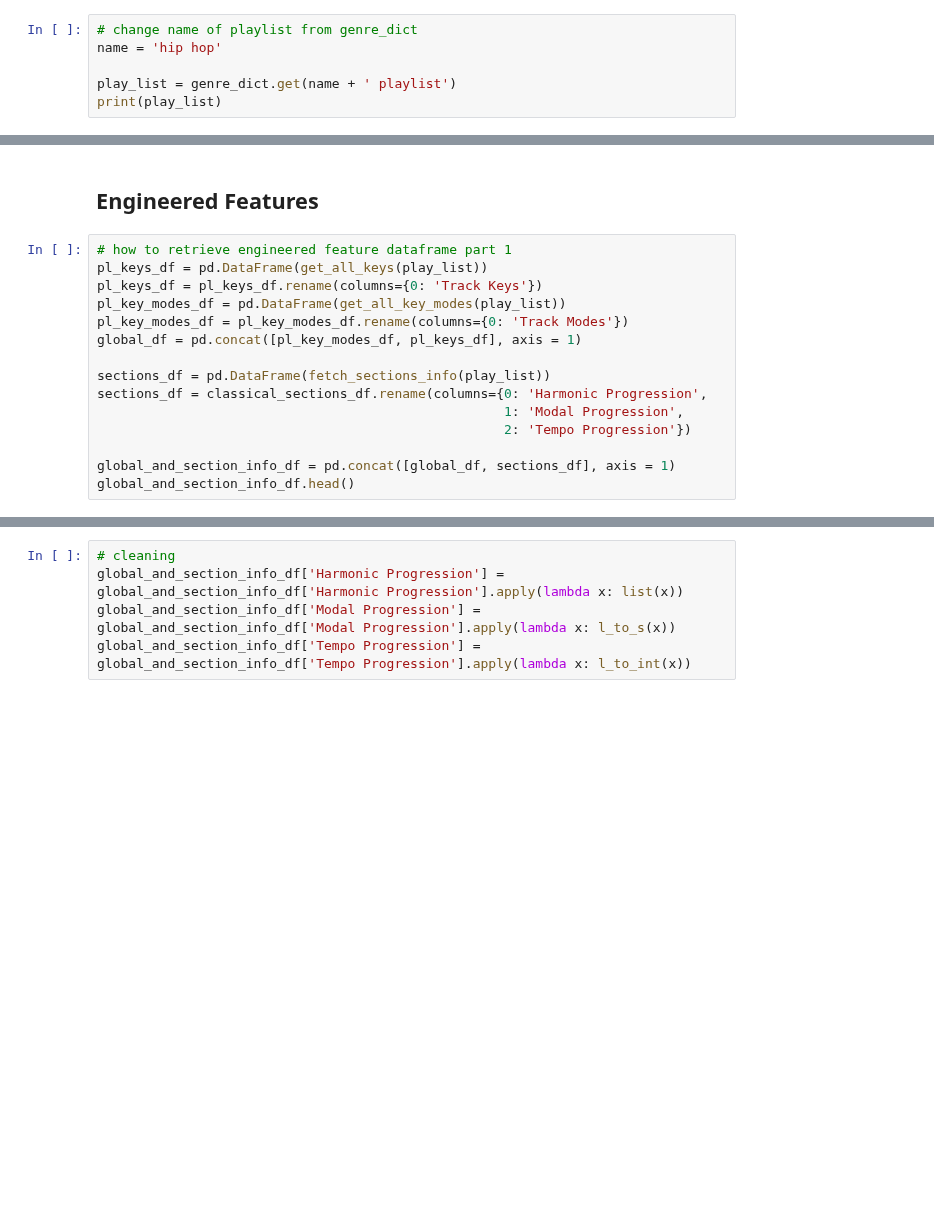
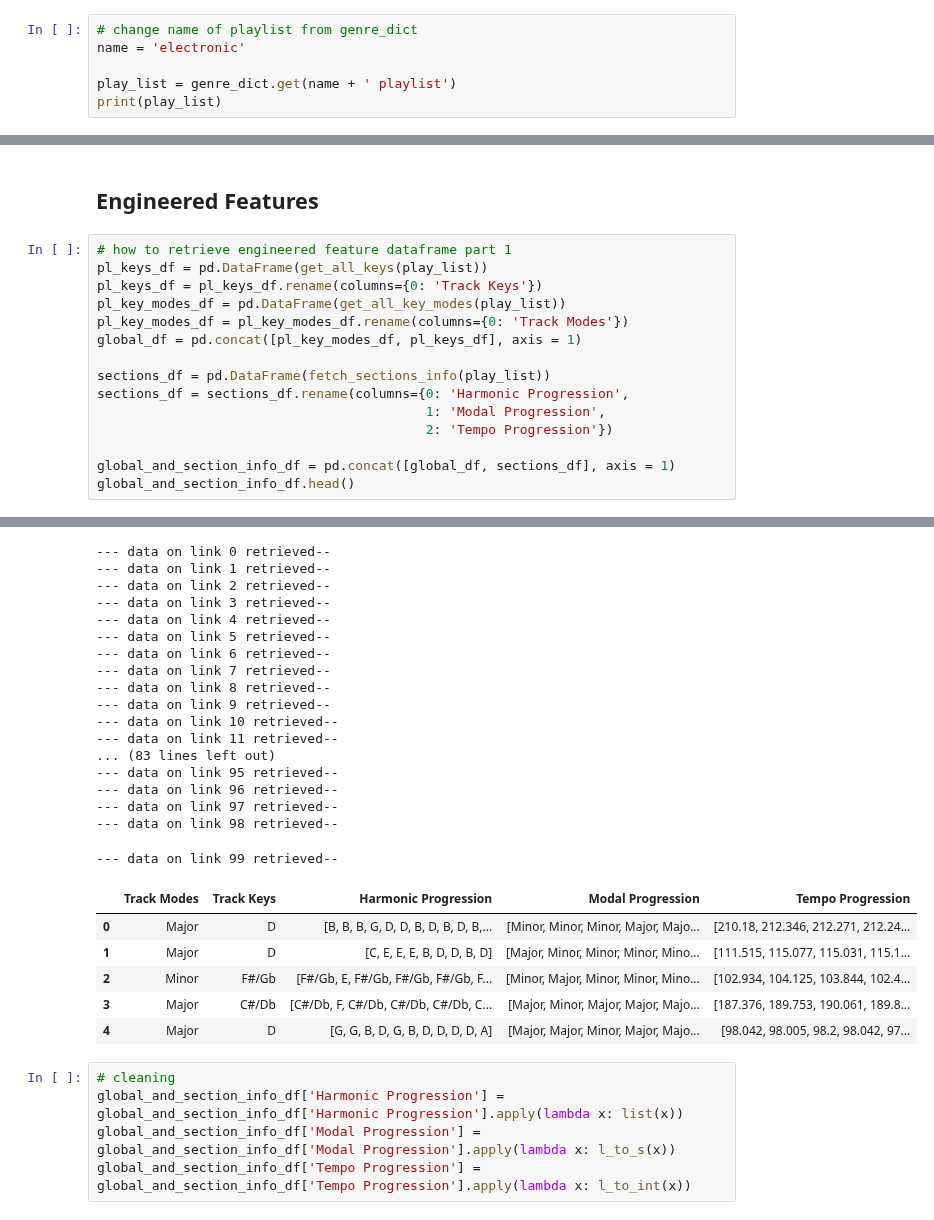
Before and after one commit to FinchMF/Classification_Models, a Jupyter notebook: Using_Data_Gathering_Utilities.ipynb, the cells around one changed output, grey strips where cells are left out. Drawn from its saved outputs; the diff is of its cells as text; blank space fills up the shorter version.

```diff
--- a/Using_Data_Gathering_Utilities.ipynb
+++ b/Using_Data_Gathering_Utilities.ipynb
@@ -15,6 +46,6 @@ genre_dict
 # %%
 # change name of playlist from genre_dict
-name = 'hip hop'
+name = 'electronic'
 
 play_list = genre_dict.get(name + ' playlist')
 print(play_list)
@@ -33,9 +73,10 @@ pl_key_modes_df = pl_key_modes_df.rename(columns={0: 'Track Modes'})
 global_df = pd.concat([pl_key_modes_df, pl_keys_df], axis = 1)
 
 sections_df = pd.DataFrame(fetch_sections_info(play_list))
-sections_df = classical_sections_df.rename(columns={0: 'Harmonic Progression',
-                                                    1: 'Modal Progression',
-                                                    2: 'Tempo Progression'})
+sections_df = sections_df.rename(columns={0: 'Harmonic Progression',
+                                          1: 'Modal Progression',
+                                          2: 'Tempo Progression'})
 
 global_and_section_info_df = pd.concat([global_df, sections_df], axis = 1)
 global_and_section_info_df.head()
+# %% [output]
@@ -42,3 +100,27 @@ global_and_section_info_df.head()
+--- data on link 0 retrieved--
+--- data on link 1 retrieved--
+--- data on link 2 retrieved--
+--- data on link 3 retrieved--
+--- data on link 4 retrieved--
+--- data on link 5 retrieved--
+--- data on link 6 retrieved--
+--- data on link 7 retrieved--
+--- data on link 8 retrieved--
+--- data on link 9 retrieved--
+--- data on link 10 retrieved--
+--- data on link 11 retrieved--
+... (83 lines left out)
+--- data on link 95 retrieved--
+--- data on link 96 retrieved--
+--- data on link 97 retrieved--
+--- data on link 98 retrieved--
+--- data on link 99 retrieved--
+|  | Track Modes | Track Keys | Harmonic Progression | Modal Progression | Tempo Progression |
+| 0 | Major | D | [B, B, B, G, D, D, B, D, B, D, B,... | [Minor, Minor, Minor, Major, Majo... | [210.18, 212.346, 212.271, 212.24... |
+| 1 | Major | D | [C, E, E, E, B, D, D, B, D] | [Major, Minor, Minor, Minor, Mino... | [111.515, 115.077, 115.031, 115.1... |
+| 2 | Minor | F#/Gb | [F#/Gb, E, F#/Gb, F#/Gb, F#/Gb, F... | [Minor, Major, Minor, Minor, Mino... | [102.934, 104.125, 103.844, 102.4... |
+| 3 | Major | C#/Db | [C#/Db, F, C#/Db, C#/Db, C#/Db, C... | [Major, Minor, Major, Major, Majo... | [187.376, 189.753, 190.061, 189.8... |
+| 4 | Major | D | [G, G, B, D, G, B, D, D, D, D, A] | [Major, Major, Minor, Major, Majo... | [98.042, 98.005, 98.2, 98.042, 97... |
 # %%
 # cleaning
 global_and_section_info_df['Harmonic Progression'] = global_and_section_info_df['Harmonic Progression'].apply(lambda x: list(x))
```
Also changed, not shown: parts of 17 cells of this notebook, 6 other files.
